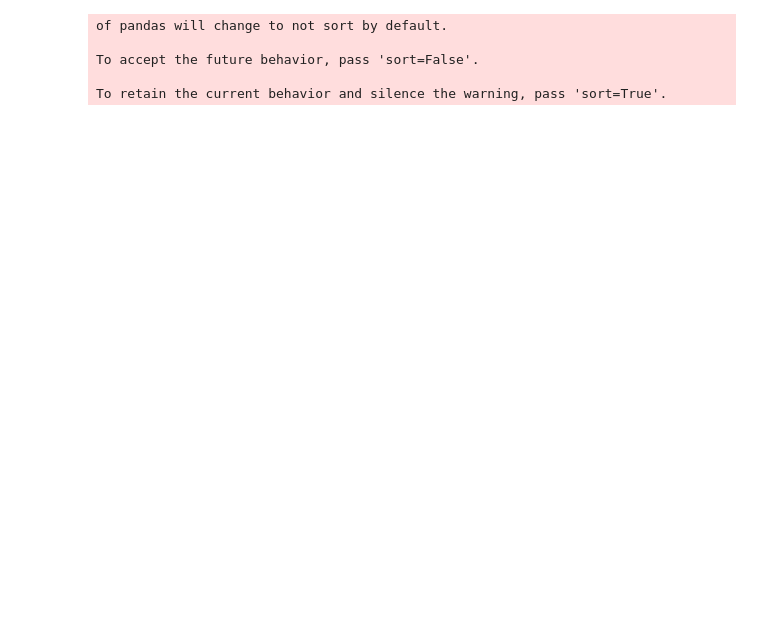
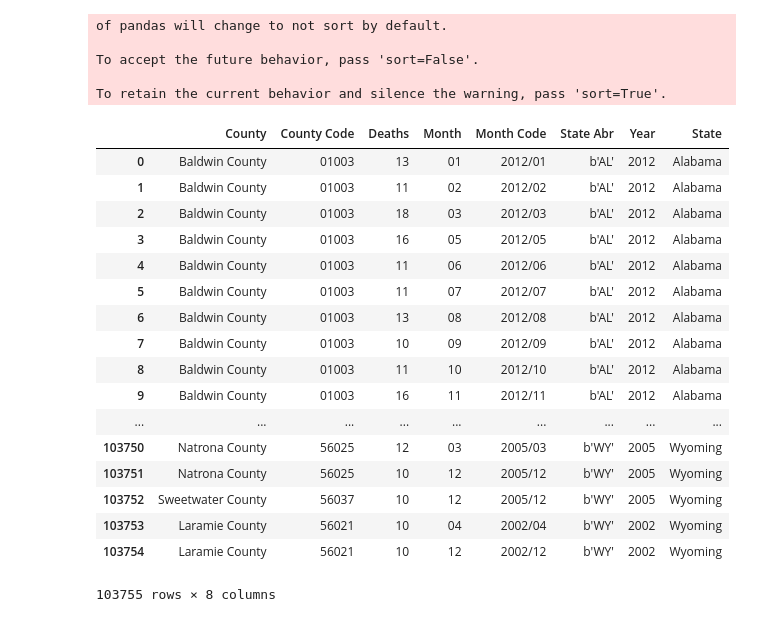
Before and after one commit to nghitrampham/CSE583_FinalProject, a Jupyter notebook: healthdata_cleanup.ipynb, the cells around one changed output. Cells and saved outputs as stored; diff of their text form; code cells hidden in the pictures; blank space fills up the shorter version.

```diff
--- a/healthdata_cleanup.ipynb
+++ b/healthdata_cleanup.ipynb
@@ -91,6 +91,27 @@ state_abrevs['State Abr'] = state_abrevs['State Abr'].str.encode('utf-8')
 # %%
 #Merging the county health data and the state abbreviations
 county_data_merge = pd.merge(counties_data, state_abrevs, on=['State Abr'])
+# %%
+county_data_merge.drop(columns = ['State_x', 'State Code'])
+# %% [output]
+|  | County | County Code | Deaths | Month | Month Code | State Abr | Year | State |
+| 0 | Baldwin County | 01003 | 13 | 01 | 2012/01 | b'AL' | 2012 | Alabama |
+| 1 | Baldwin County | 01003 | 11 | 02 | 2012/02 | b'AL' | 2012 | Alabama |
+| 2 | Baldwin County | 01003 | 18 | 03 | 2012/03 | b'AL' | 2012 | Alabama |
+| 3 | Baldwin County | 01003 | 16 | 05 | 2012/05 | b'AL' | 2012 | Alabama |
+| 4 | Baldwin County | 01003 | 11 | 06 | 2012/06 | b'AL' | 2012 | Alabama |
+| 5 | Baldwin County | 01003 | 11 | 07 | 2012/07 | b'AL' | 2012 | Alabama |
+| 6 | Baldwin County | 01003 | 13 | 08 | 2012/08 | b'AL' | 2012 | Alabama |
+| 7 | Baldwin County | 01003 | 10 | 09 | 2012/09 | b'AL' | 2012 | Alabama |
+| 8 | Baldwin County | 01003 | 11 | 10 | 2012/10 | b'AL' | 2012 | Alabama |
+| 9 | Baldwin County | 01003 | 16 | 11 | 2012/11 | b'AL' | 2012 | Alabama |
+| ... | ... | ... | ... | ... | ... | ... | ... | ... |
+| 103750 | Natrona County | 56025 | 12 | 03 | 2005/03 | b'WY' | 2005 | Wyoming |
+| 103751 | Natrona County | 56025 | 10 | 12 | 2005/12 | b'WY' | 2005 | Wyoming |
+| 103752 | Sweetwater County | 56037 | 10 | 12 | 2005/12 | b'WY' | 2005 | Wyoming |
+| 103753 | Laramie County | 56021 | 10 | 04 | 2002/04 | b'WY' | 2002 | Wyoming |
+| 103754 | Laramie County | 56021 | 10 | 12 | 2002/12 | b'WY' | 2002 | Wyoming |
+103755 rows × 8 columns
 # %%
 county_data_merge = changing_col_name(county_data_merge, 'State_y', 'State')
 # %%
```
Also changed, not shown: parts of 2 cells of this notebook.
